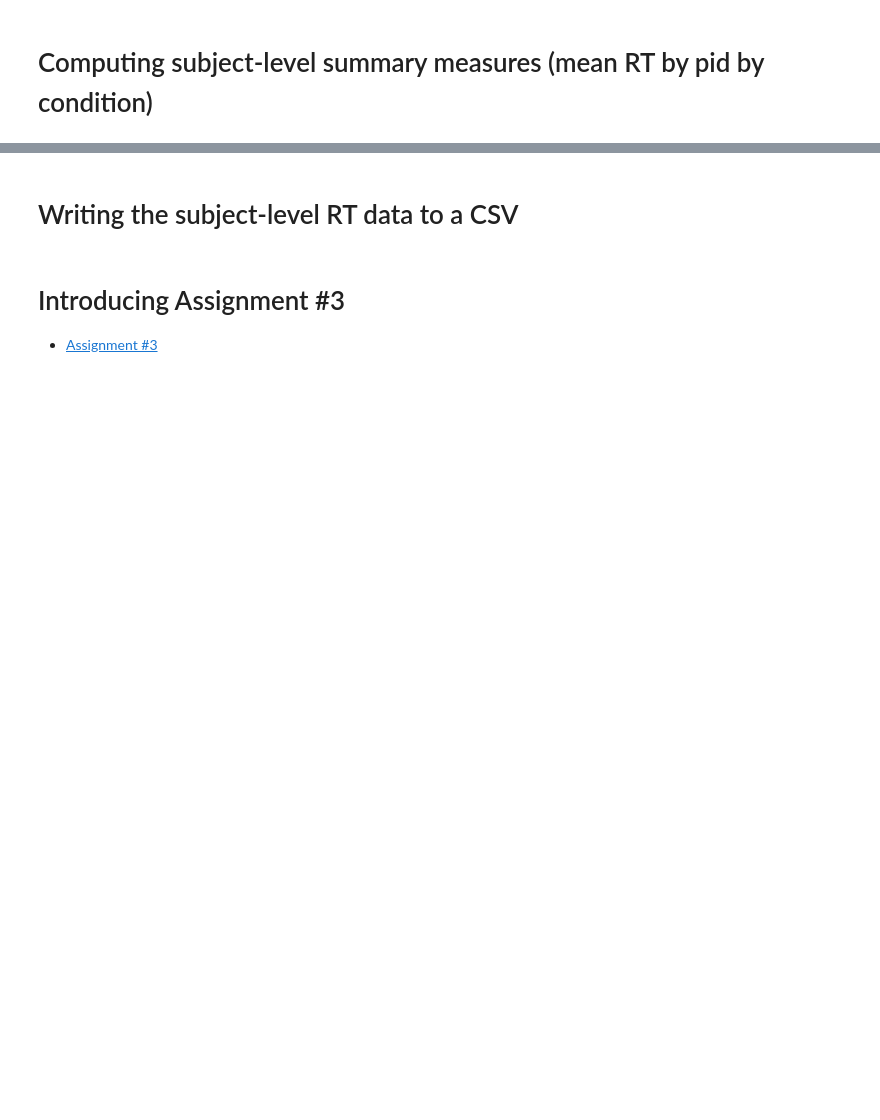
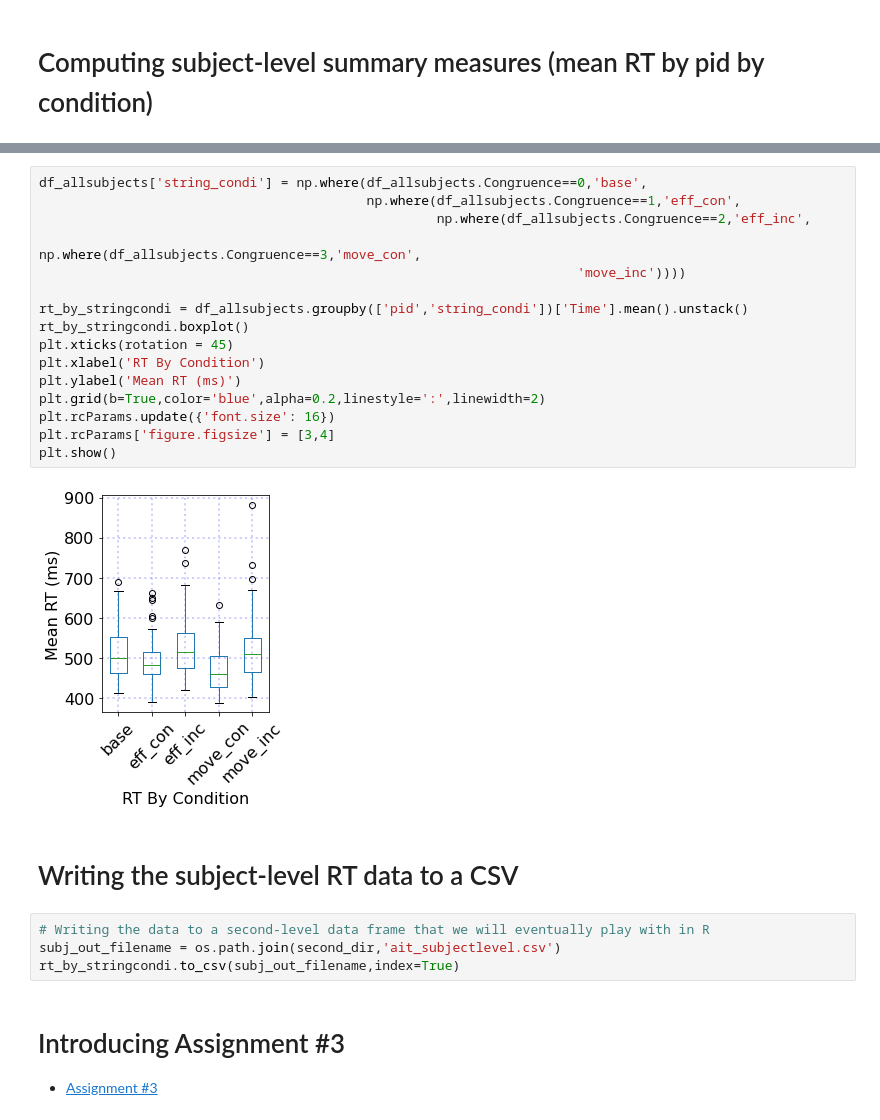
Before and after one commit to hogeveen-lab/DSPN_Fall2023_Git, a Jupyter notebook: dspn_fall2023_lecture12_wrangling3_uncoded.ipynb, the cells around one changed output, grey strips where cells are left out. Saved outputs shown, nothing was run; the diff lists cells and outputs as text; blank space fills up the shorter version.

```diff
--- a/dspn_fall2023_lecture12_wrangling3_uncoded.ipynb
+++ b/dspn_fall2023_lecture12_wrangling3_uncoded.ipynb
@@ -113,5 +181,27 @@ df_allsubjects.to_csv(out_filename,index=False)
+# %%
+df_allsubjects['string_condi'] = np.where(df_allsubjects.Congruence==0,'base',
+                                          np.where(df_allsubjects.Congruence==1,'eff_con',
+                                                   np.where(df_allsubjects.Congruence==2,'eff_inc',
+                                                            np.where(df_allsubjects.Congruence==3,'move_con',
+                                                                     'move_inc'))))
+
+rt_by_stringcondi = df_allsubjects.groupby(['pid','string_condi'])['Time'].mean().unstack()
+rt_by_stringcondi.boxplot()
+plt.xticks(rotation = 45)
+plt.xlabel('RT By Condition')
+plt.ylabel('Mean RT (ms)')
+plt.grid(b=True,color='blue',alpha=0.2,linestyle=':',linewidth=2)
+plt.rcParams.update({'font.size': 16})
+plt.rcParams['figure.figsize'] = [3,4]
+plt.show()
+# %% [output]
+[figure, added]
 # %% [markdown]
 # Writing the subject-level RT data to a CSV
+# %%
+# Writing the data to a second-level data frame that we will eventually play with in R
+subj_out_filename = os.path.join(second_dir,'ait_subjectlevel.csv')
+rt_by_stringcondi.to_csv(subj_out_filename,index=True)
 # %% [markdown]
 # Introducing Assignment #3
 
```
Also changed, not shown: parts of 6 cells of this notebook, 5 other files.
